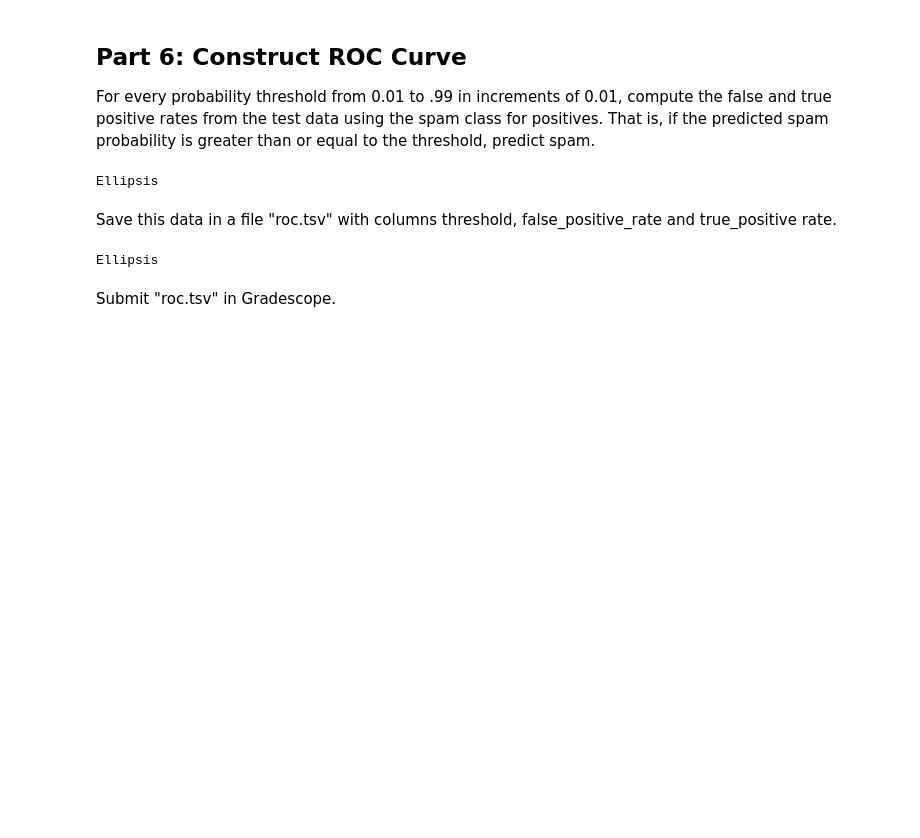
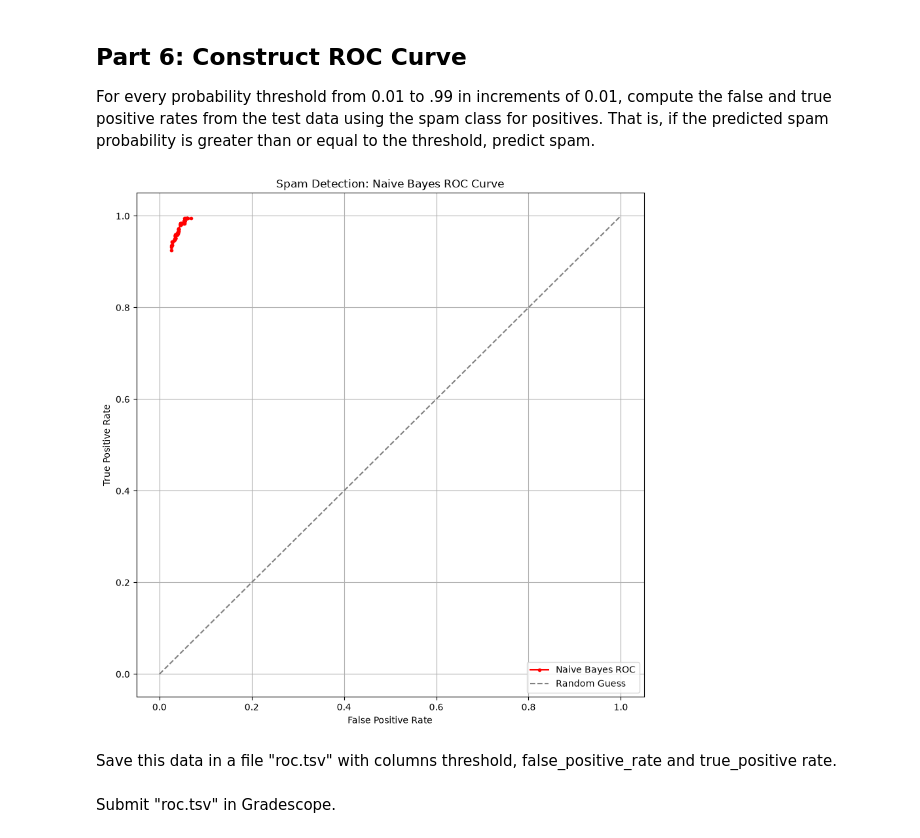
Before and after one commit to aidandig/dx704-project-09, a Jupyter notebook: dx704-project-09.ipynb, the cells around one changed output. Cells and saved outputs as stored; diff of their text form; code cells hidden in the pictures; blank space fills up the shorter version.

```diff
--- a/dx704-project-09.ipynb
+++ b/dx704-project-09.ipynb
@@ -402,17 +403,52 @@ Submit "test-predictions.tsv" in Gradescope.
 
 For every probability threshold from 0.01 to .99 in increments of 0.01, compute the false and true positive rates from the test data using the spam class for positives.
 That is, if the predicted spam probability is greater than or equal to the threshold, predict spam.
-# %%
-# YOUR CHANGES HERE
-
-...
-# %% [output]
-Ellipsis
+# %%
+import matplotlib.pyplot as plt
+
+test_pred = pd.read_csv('test-predictions.tsv', sep='\t')
+
+# merge with true targets
+eval_df = pd.merge(test_pred, test[['Message ID', 'Spam/Ham']], on='Message ID')
+
+actual_positive = (eval_df['Spam/Ham'] == 'spam')
+actual_negative = (eval_df['Spam/Ham'] == 'ham')
+
+total_positive = actual_positive.sum()
+total_negative = actual_negative.sum()
+
+# compute false and true positive trates from 0.01 to 0.99
+thresholds = np.arange(0.01, 1.00, 0.01)
+roc_data = []
+
+for t in thresholds:
+    predicted_positive = eval_df['spam'] >= t
+
+    # confusion matrix
+    true_positives = (predicted_positive & actual_positive).sum()
+    false_positives = (predicted_positive & actual_negative).sum()
+
+    tpr = true_positives / total_positive
+    fpr = false_positives / total_negative
+
+    roc_data.append({
+        'threshold': t,
+        'false_positive_rate': fpr,
+        'true_positive_rate': tpr
+    })
+
+roc_df = pd.DataFrame(roc_data)
+
+plt.figure(figsize=(10,10))
+plt.plot(roc_df['false_positive_rate'], roc_df['true_positive_rate'], marker='.', color='red', label='Naive Bayes ROC')
+plt.plot([0,1], [0,1], linestyle='--', color='gray', label='Random Guess')
+plt.xlabel('False Positive Rate')
+plt.ylabel('True Positive Rate')
+plt.title('Spam Detection: Naive Bayes ROC Curve')
+plt.legend()
+plt.grid(True)
+plt.show()
+# %% [output]
+[figure, added]
 # %% [markdown]
 Save this data in a file "roc.tsv" with columns threshold, false_positive_rate and true_positive rate.
-# %%
-# YOUR CHANGES HERE
-
-...
-# %% [output]
-Ellipsis
```
Also changed, not shown: parts of 4 cells of this notebook, 2 other files.
